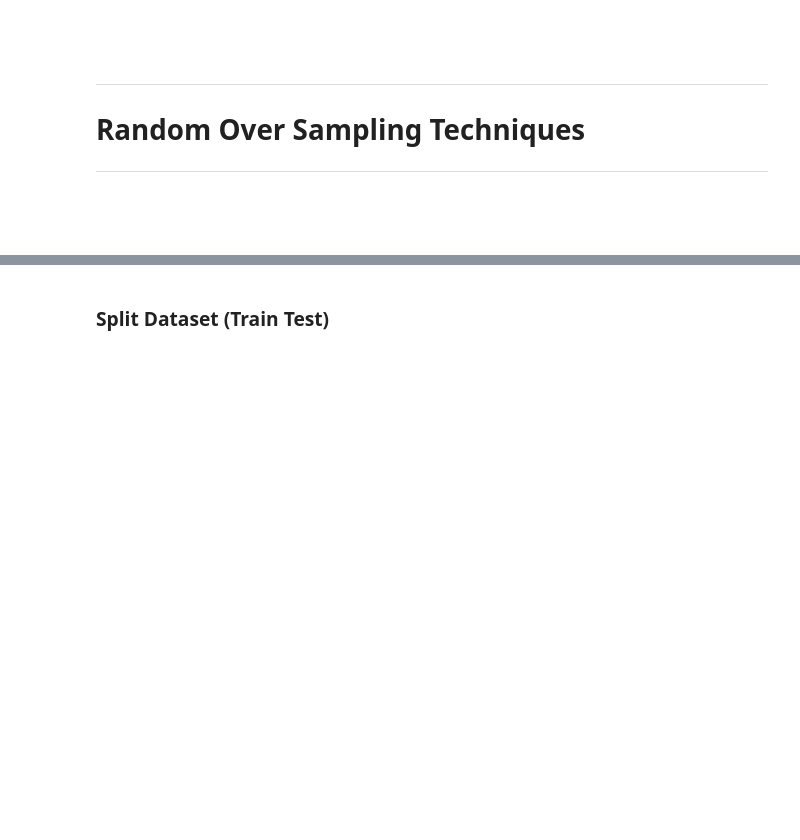
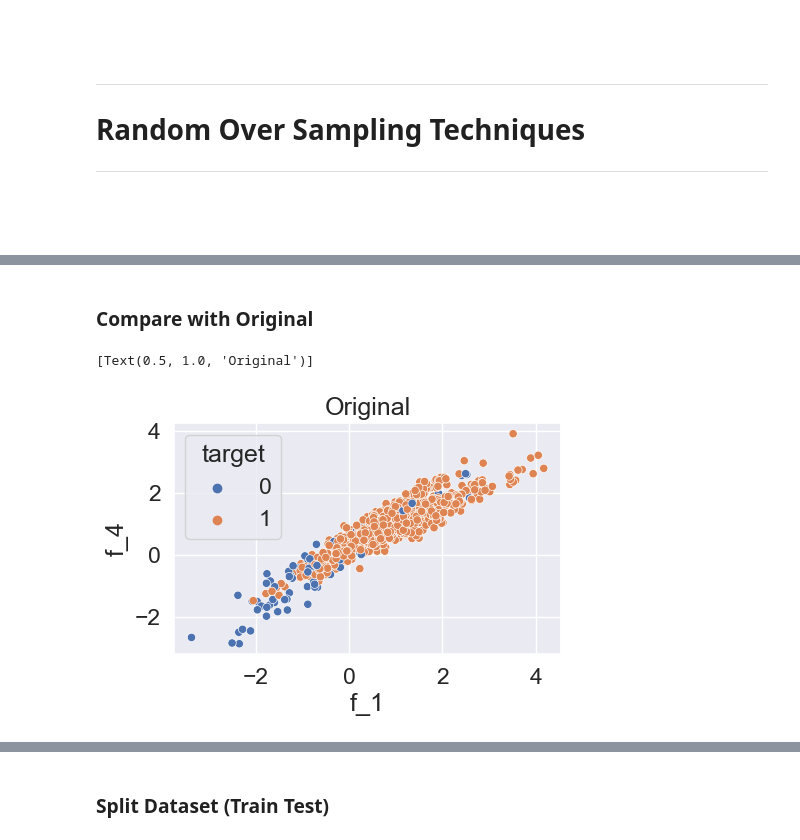
Before and after one commit to ccirelli2/imbalanced_data_sandbox, a Jupyter notebook: notebooks/imbalanced_learn_tutorial.ipynb, the cells around one changed output, grey strips where cells are left out. Cells and saved outputs as stored; diff of their text form; code cells hidden in the pictures; blank space fills up the shorter version.

```diff
--- a/notebooks/imbalanced_learn_tutorial.ipynb
+++ b/notebooks/imbalanced_learn_tutorial.ipynb
@@ -305,0 +353,12 @@ g.map_lower(sns.kdeplot, levels=4, color=".2")
+# %% [markdown]
+### Compare with Original
+# %%
+sns.scatterplot(
+    data=df.sample(frac=0.1),
+    x='f_1',
+    y='f_4',
+    hue='target'
+).set(title='Original')
+# %% [output]
+[Text(0.5, 1.0, 'Original')]
+[figure, added]
```
Also changed, not shown: parts of 28 cells of this notebook.
